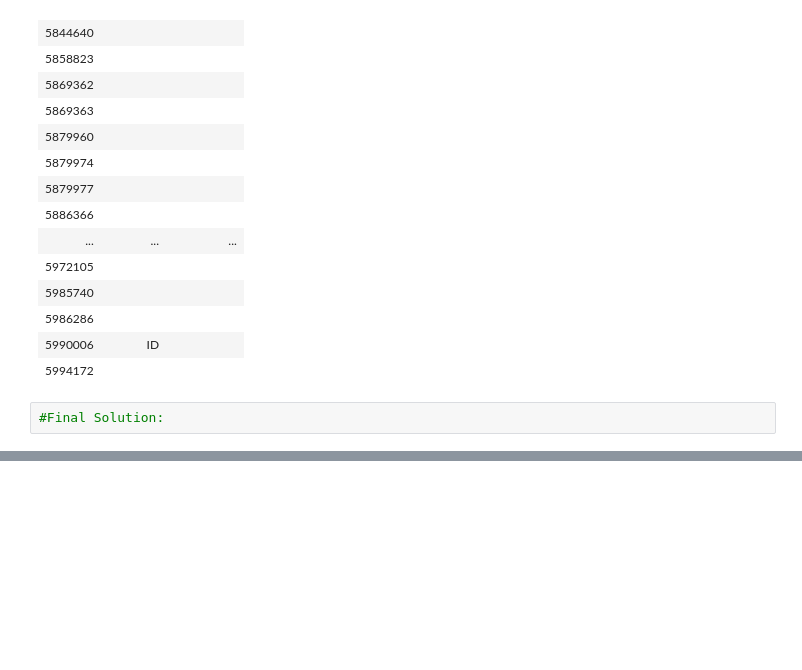
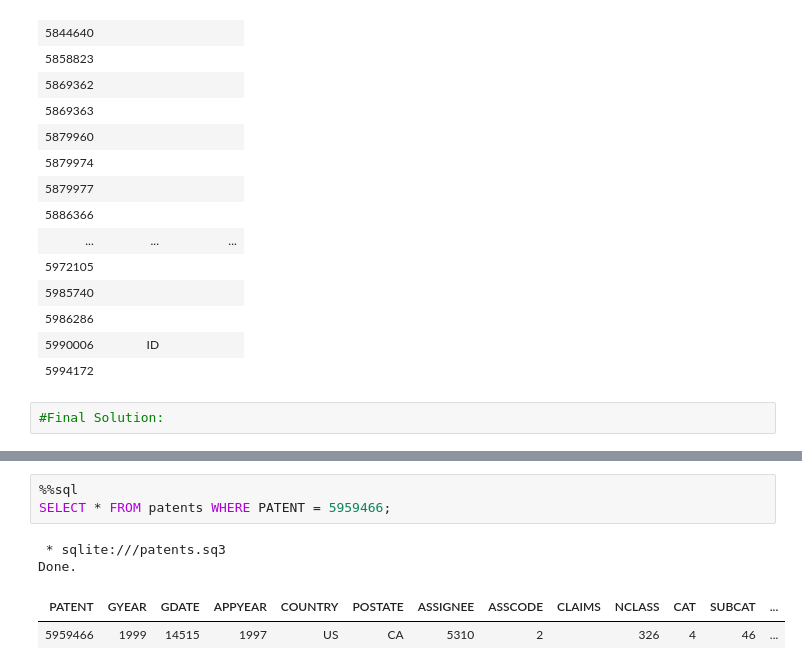
Before and after one commit to kendallahern/lab3-sql-patent2-kendallahern, a Jupyter notebook: Lab03-sqlite-patent.ipynb, the cells around one changed output, grey strips where cells are left out. Cells and saved outputs as stored; diff of their text form; blank space fills up the shorter version.

```diff
--- a/Lab03-sqlite-patent.ipynb
+++ b/Lab03-sqlite-patent.ipynb
@@ -529,0 +583,8 @@ Done.
+# %%
+%%sql
+SELECT * FROM patents WHERE PATENT = 5959466;
+# %% [output]
+ * sqlite:///patents.sq3
+Done.
+| PATENT | GYEAR | GDATE | APPYEAR | COUNTRY | POSTATE | ASSIGNEE | ASSCODE | CLAIMS | NCLASS | CAT | SUBCAT | ... |
+| 5959466 | 1999 | 14515 | 1997 | US | CA | 5310 | 2 |  | 326 | 4 | 46 | ... |
```
Also changed, not shown: parts of 23 cells of this notebook.
